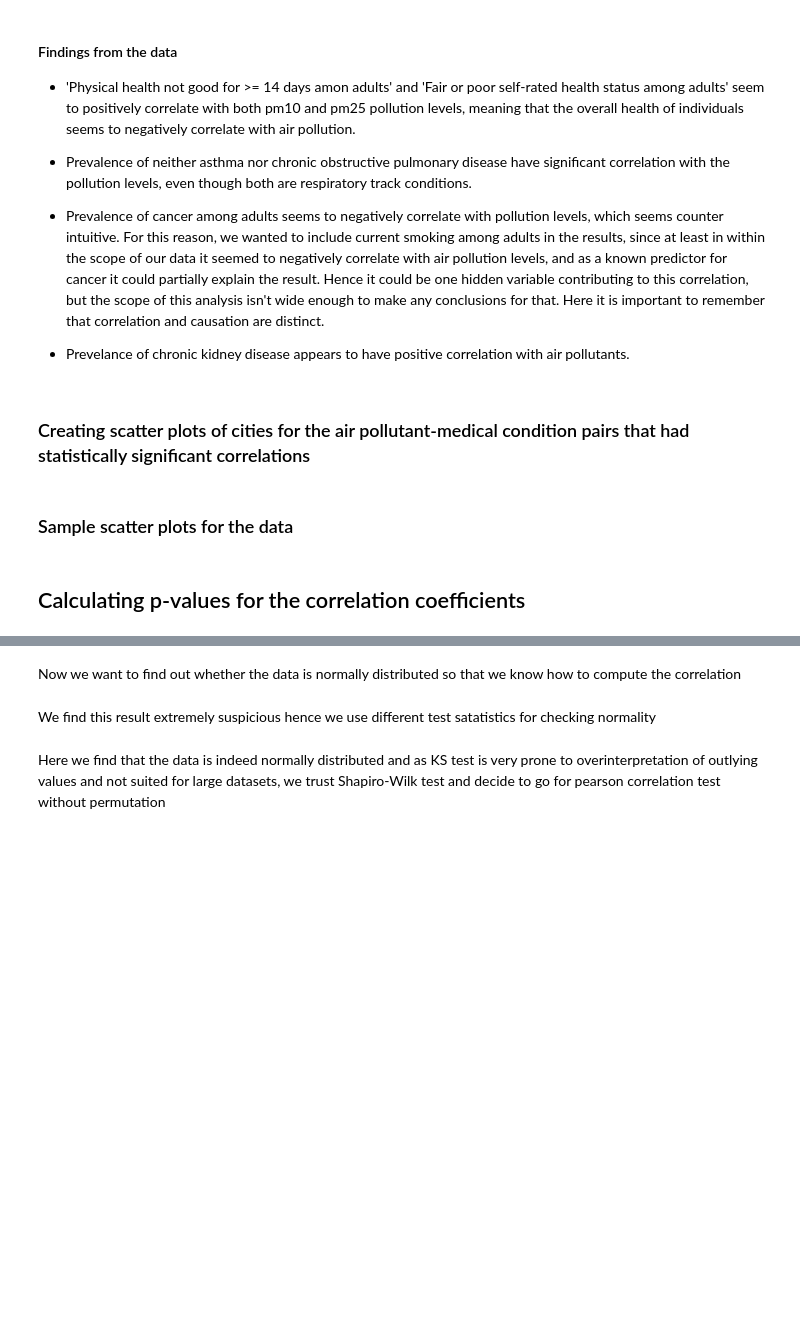
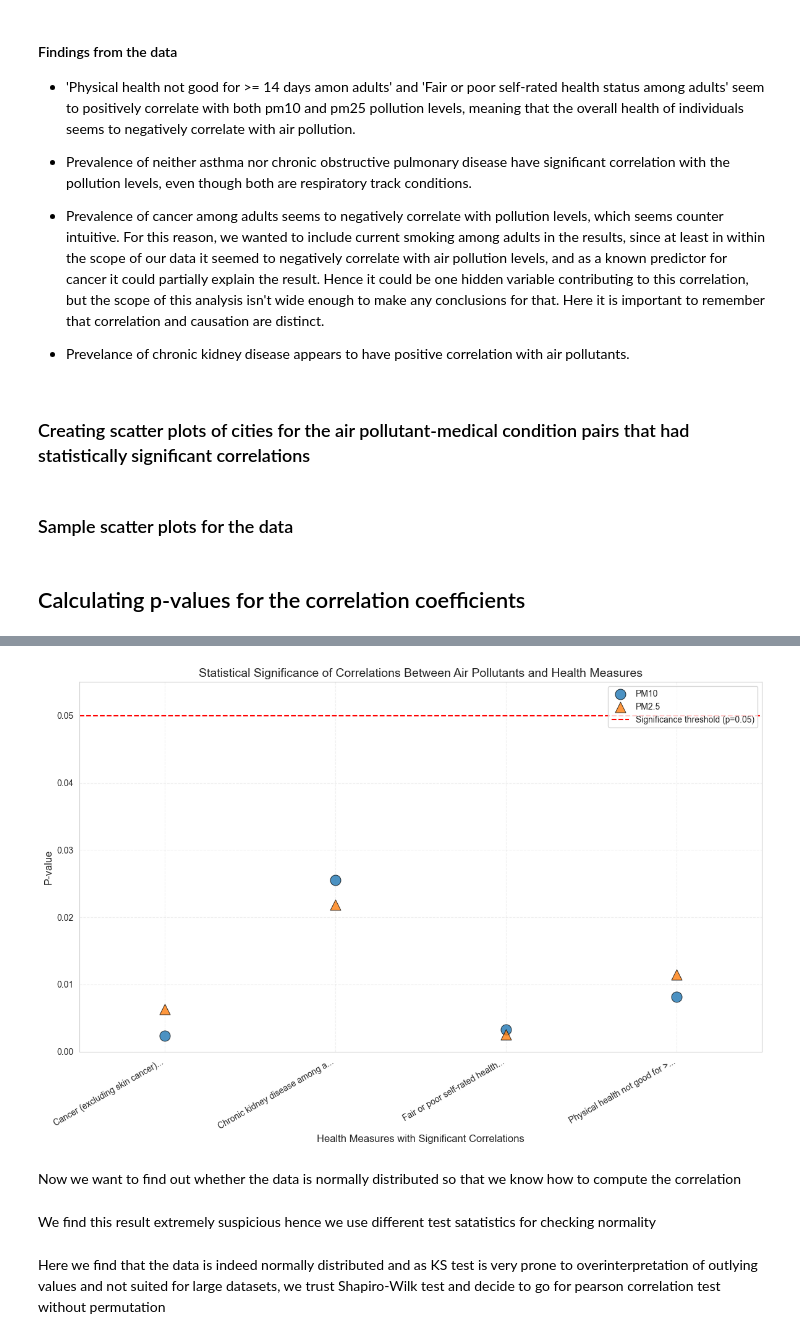
Before and after one commit to filoooooonov/pse-project, a Jupyter notebook: project.ipynb, the cells around one changed output, grey strips where cells are left out. Cells and saved outputs as stored; diff of their text form; code cells hidden in the pictures; blank space fills up the shorter version.

```diff
--- a/project.ipynb
+++ b/project.ipynb
@@ -475,3 +523,72 @@ plt.show()
+# %%
+# Create a more readable visualization of significant p-values with disease names
+
+# First, create a mask for significant p-values (p < 0.05)
+significant_mask = p_value_matrix < 0.05
+
+# Get the indices of diseases with significant correlations
+significant_diseases = []
+for i, row in enumerate(significant_mask.index):
+    if significant_mask.loc[row].any():
+        significant_diseases.append(i+1)
+
+# Get the names of these significant diseases
+significant_disease_names = [disease_columns[i-1] for i in significant_diseases]
+
+# Create shortened labels for plotting
+significant_disease_labels = [name[:30] + '...' if len(name) > 30 else name for name in significant_disease_names]
+
+# Create a figure with better formatting
+plt.figure(figsize=(12, 8))
+
+# Set up colors for different pollutants
+colors = ['#1f77b4', '#ff7f0e']  # Only 2 colors for PM10 and PM2.5
+markers = ['o', '^']  # Only 2 markers
+labels = ['PM10', 'PM2.5']  # Only include PM10 and PM2.5
+
+# Plot only the significant p-values
+for j in range(p_values_df.shape[1]):
+    # Focus only on diseases with significant p-values
+    for i, disease_idx in enumerate(significant_diseases):
+        disease_name = significant_disease_names[i]
+        if significant_mask.loc[disease_name, p_values_df.columns[j]]:
+            plt.scatter(i+1, p_values_df.loc[disease_name, p_values_df.columns[j]],
+                    color=colors[j],
+                    marker=markers[j],
+                    s=150,  # Larger point size
+                    alpha=0.8,
+                    edgecolors='black',
+                    linewidths=0.7,
+                    label=labels[j] if i == 0 else "")  # Only label once for each pollutant
+
+# Add significance threshold line
+plt.axhline(y=0.05, color='red', linestyle='--', linewidth=1.5, label='Significance threshold (p=0.05)')
+
+# Improve the x-axis presentation
+plt.xticks(range(1, len(significant_disease_labels) + 1),
+           significant_disease_labels,
+           rotation=-30, ha='left')
+
+plt.xlim(0.5, len(significant_disease_labels) + 0.5)
+plt.ylim(0, 0.055)  # Set y-axis limit just above significance level
+
+# Add labels and title
+plt.xlabel('Health Measures with Significant Correlations', fontsize=12)
+plt.ylabel('P-value', fontsize=12)
+plt.title('Statistical Significance of Correlations Between Air Pollutants and Health Measures', fontsize=14)
+
+# Add a legend with unique entries
+handles, labels = plt.gca().get_legend_handles_labels()
+by_label = dict(zip(labels, handles))
+plt.legend(by_label.values(), by_label.keys(), loc='upper right', frameon=True)
+
+# Add grid for better readability
+plt.grid(True, linestyle='--', alpha=0.3)
+
+plt.tight_layout()
+plt.show()
+# %% [output]
+[figure, added]
 # %%
 # #This is a test correlation for one disease
 
```
Also changed, not shown: parts of 4 cells of this notebook.
